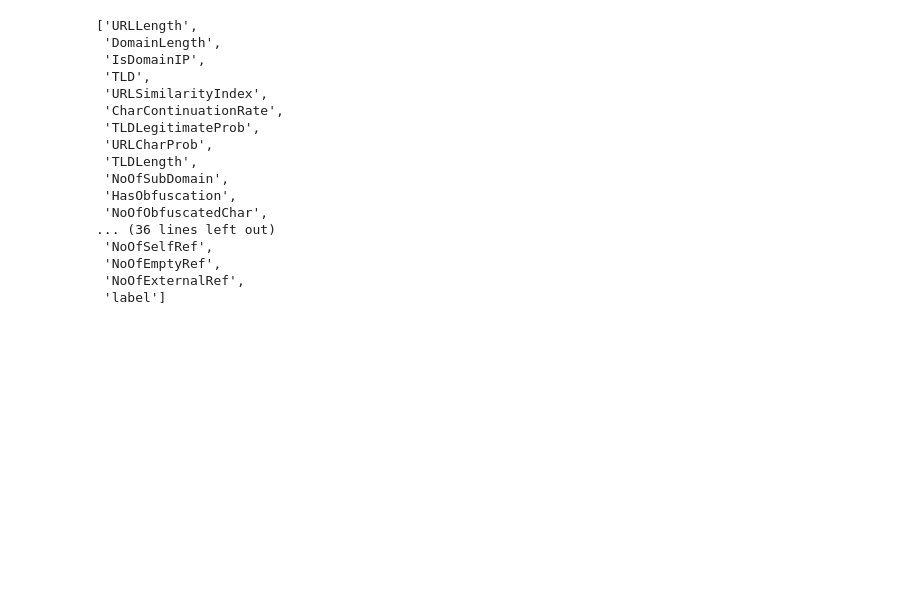
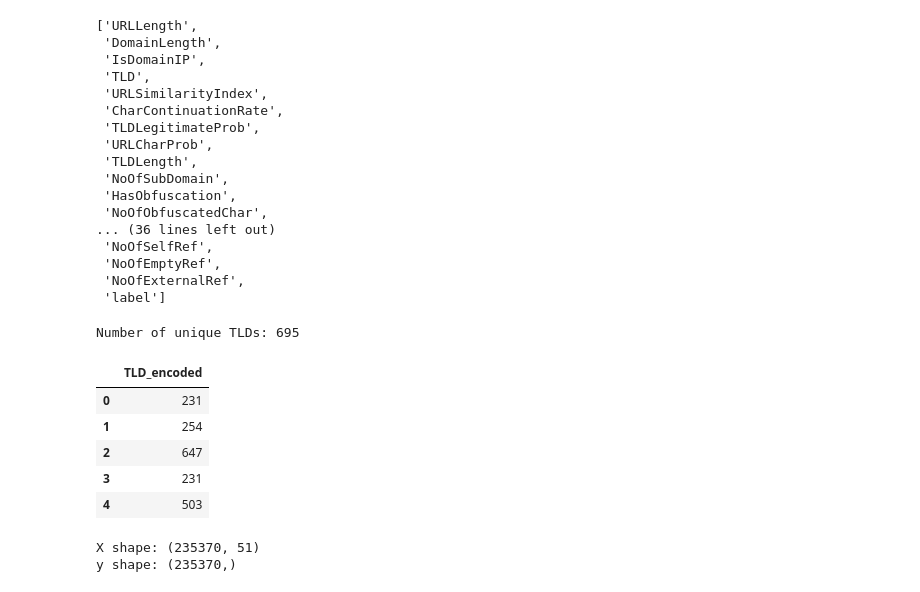
Before and after one commit to Kidrah-kun/phishing-detector, a Jupyter notebook: notebooks/03_preprocessing.ipynb, the cells around one changed output. Cells and saved outputs as stored; diff of their text form; code cells hidden in the pictures; blank space fills up the shorter version.

```diff
--- a/notebooks/03_preprocessing.ipynb
+++ b/notebooks/03_preprocessing.ipynb
@@ -109,3 +109,18 @@ df_model.columns.tolist()
  'NoOfEmptyRef',
  'NoOfExternalRef',
  'label']
+# %%
+le = LabelEncoder()
+df_model['TLD_encoded'] = le.fit_transform(df_model['TLD'])
+df_model = df_model.drop(columns=['TLD'])
+
+print("Number of unique TLDs:", len(le.classes_))
+df_model[['TLD_encoded']].head()
+# %% [output]
+Number of unique TLDs: 695
+|  | TLD_encoded |
+| 0 | 231 |
+| 1 | 254 |
+| 2 | 647 |
+| 3 | 231 |
+| 4 | 503 |
@@ -111,0 +131,9 @@ df_model.columns.tolist()
+# %%
+X = df_model.drop(columns=['label'])
+y = df_model['label']
+
+print("X shape:", X.shape)
+print("y shape:", y.shape)
+# %% [output]
+X shape: (235370, 51)
+y shape: (235370,)
```
Also changed, not shown: parts of 4 cells of this notebook, 4 other files.
